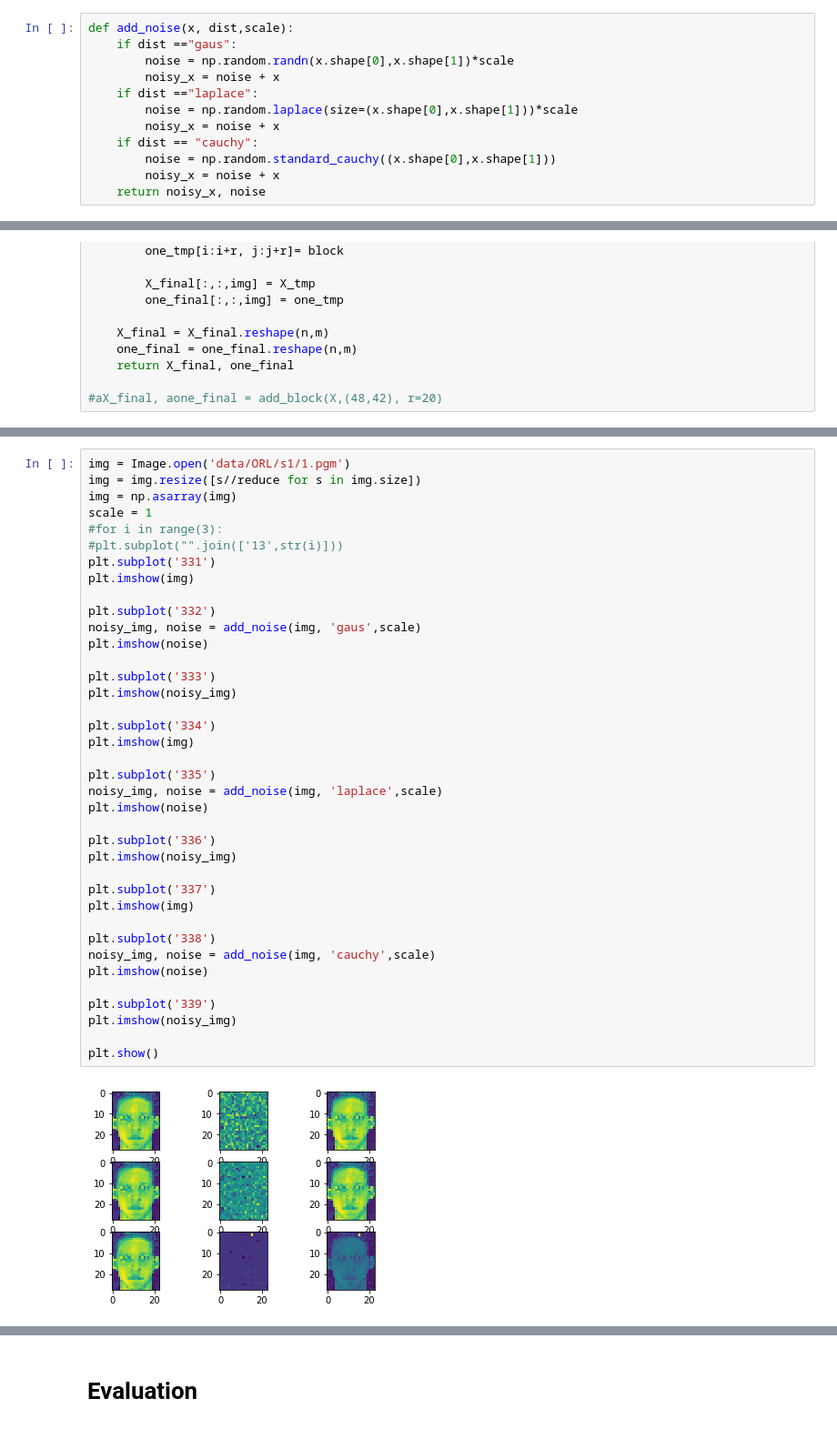
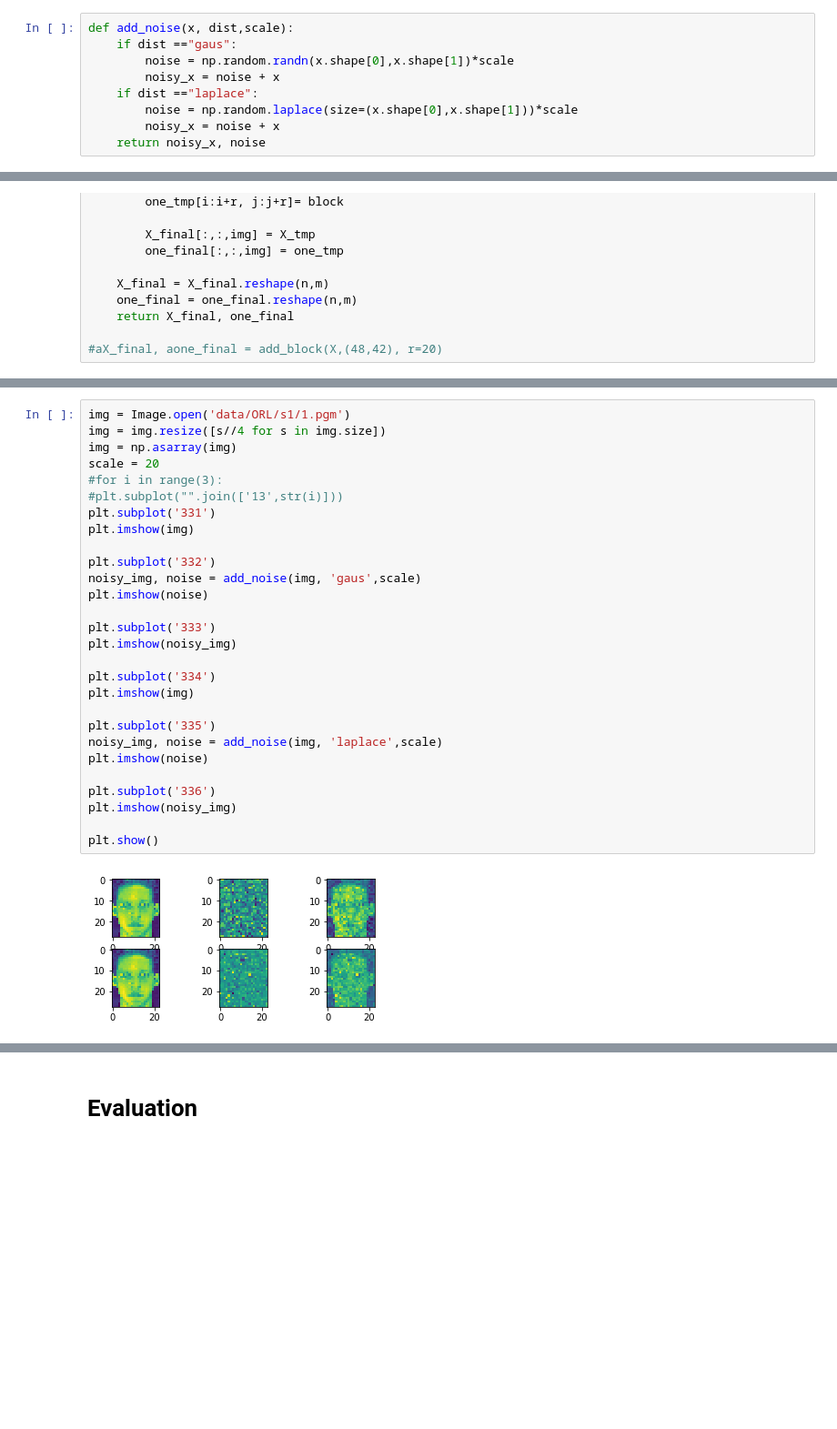
Before and after one commit to Zoey1208/Ice-Cream, a Jupyter notebook: proto.ipynb, the cells around one changed output, grey strips where cells are left out. Shown: that part at 91% size. Drawn from its saved outputs; the diff is of its cells as text; blank space fills up the shorter version.

```diff
--- a/proto.ipynb
+++ b/proto.ipynb
@@ -276,9 +243,6 @@ def add_noise(x, dist,scale):
     if dist =="laplace":
         noise = np.random.laplace(size=(x.shape[0],x.shape[1]))*scale
         noisy_x = noise + x
-    if dist == "cauchy":
-        noise = np.random.standard_cauchy((x.shape[0],x.shape[1]))
-        noisy_x = noise + x
     return noisy_x, noise
 # %%
 import random
@@ -327,40 +326,30 @@ for i in range(3):
 # %%
 img = Image.open('data/ORL/s1/1.pgm')
-img = img.resize([s//reduce for s in img.size])
+img = img.resize([s//4 for s in img.size])
 img = np.asarray(img)
-scale = 1
+scale = 20
 #for i in range(3):
 #plt.subplot("".join(['13',str(i)]))
 plt.subplot('331')
 plt.imshow(img)
 
 plt.subplot('332')
 noisy_img, noise = add_noise(img, 'gaus',scale)
 plt.imshow(noise)
 
 plt.subplot('333')
 plt.imshow(noisy_img)
 
 plt.subplot('334')
 plt.imshow(img)
 
 plt.subplot('335')
 noisy_img, noise = add_noise(img, 'laplace',scale)
 plt.imshow(noise)
 
 plt.subplot('336')
 plt.imshow(noisy_img)
 
-plt.subplot('337')
-plt.imshow(img)
-
-plt.subplot('338')
-noisy_img, noise = add_noise(img, 'cauchy',scale)
-plt.imshow(noise)
-
-plt.subplot('339')
-plt.imshow(noisy_img)
-
 plt.show()
 # %% [output]
-[figure, old version]
+[figure, new version]
```
Also changed, not shown: parts of 30 cells of this notebook.
